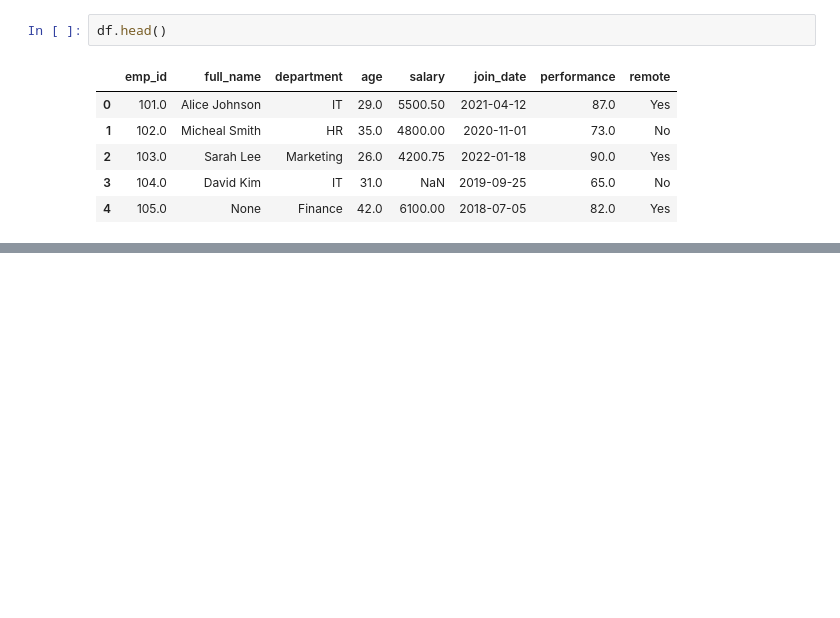
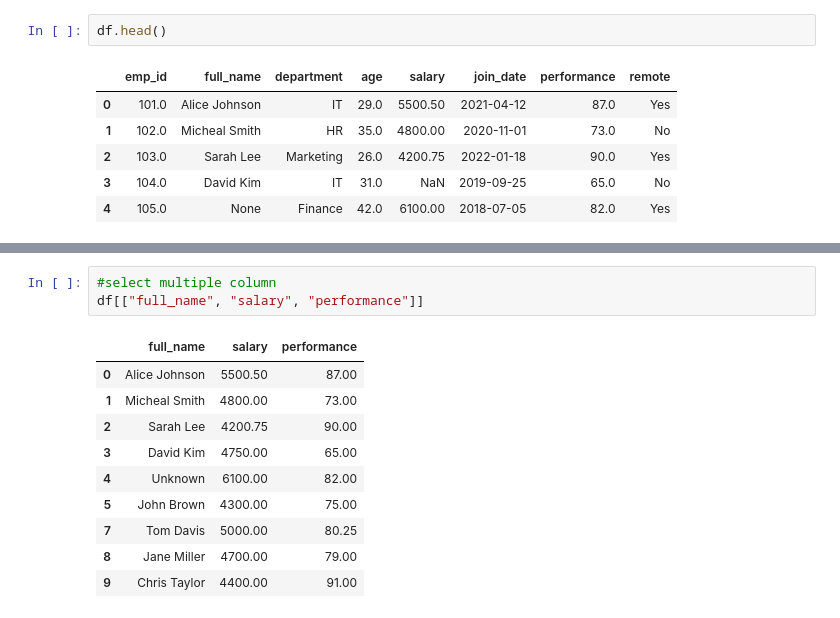
Before and after one commit to OIC-Hub/data-science-class-2, a Jupyter notebook: employee_dataset.ipynb, the cells around one changed output, grey strips where cells are left out. Cells and saved outputs as stored; diff of their text form; blank space fills up the shorter version.

```diff
--- a/employee_dataset.ipynb
+++ b/employee_dataset.ipynb
@@ -380,0 +543,14 @@ df.head()
+# %%
+#select multiple column
+df[["full_name", "salary", "performance"]]
+# %% [output]
+|  | full_name | salary | performance |
+| 0 | Alice Johnson | 5500.50 | 87.00 |
+| 1 | Micheal Smith | 4800.00 | 73.00 |
+| 2 | Sarah Lee | 4200.75 | 90.00 |
+| 3 | David Kim | 4750.00 | 65.00 |
+| 4 | Unknown | 6100.00 | 82.00 |
+| 5 | John Brown | 4300.00 | 75.00 |
+| 7 | Tom Davis | 5000.00 | 80.25 |
+| 8 | Jane Miller | 4700.00 | 79.00 |
+| 9 | Chris Taylor | 4400.00 | 91.00 |
```
Also changed, not shown: parts of 17 cells of this notebook.
